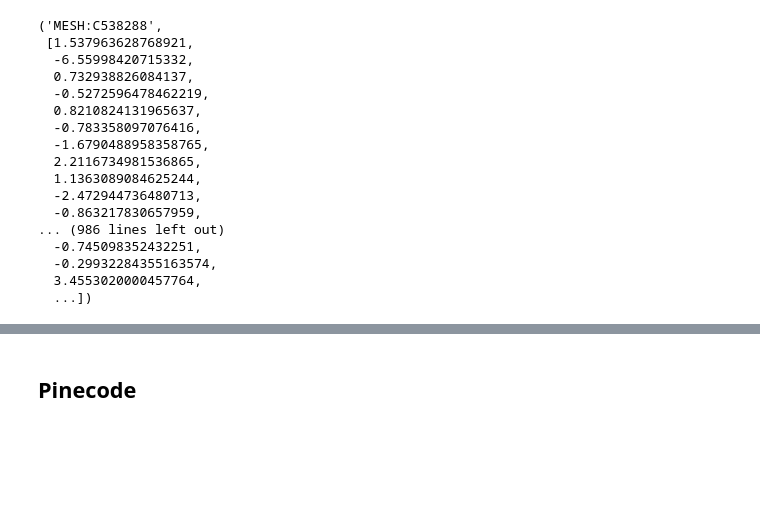
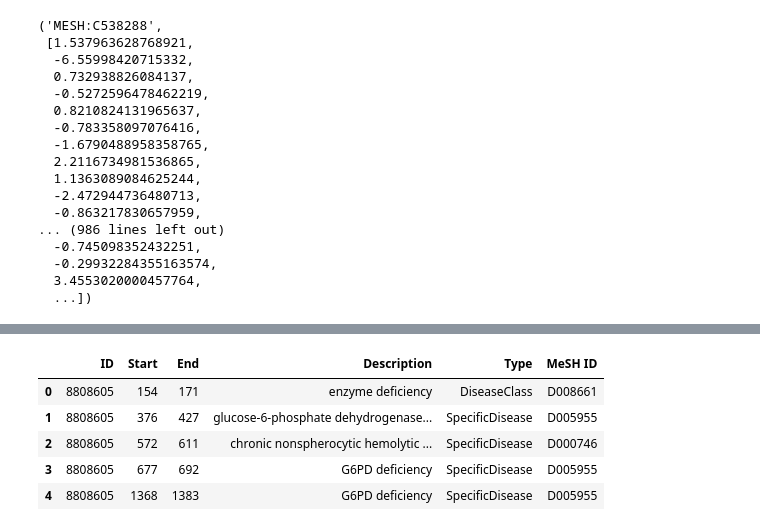
Before and after one commit to Yuliana7/biomedical-entity-linking, a Jupyter notebook: notebooks/data_processing.ipynb, the cells around one changed output, grey strips where cells are left out. Saved outputs shown, nothing was run; the diff lists cells and outputs as text; code cells hidden in the pictures; blank space fills up the shorter version.

```diff
--- a/notebooks/data_processing.ipynb
+++ b/notebooks/data_processing.ipynb
@@ -251 +302,10 @@ ncbi_dev_df.head()
+# %%
+annotations_df.head()
+# %% [output]
+|  | ID | Start | End | Description | Type | MeSH ID |
+| 0 | 8808605 | 154 | 171 | enzyme deficiency | DiseaseClass | D008661 |
+| 1 | 8808605 | 376 | 427 | glucose-6-phosphate dehydrogenase... | SpecificDisease | D005955 |
+| 2 | 8808605 | 572 | 611 | chronic nonspherocytic hemolytic ... | SpecificDisease | D000746 |
+| 3 | 8808605 | 677 | 692 | G6PD deficiency | SpecificDisease | D005955 |
+| 4 | 8808605 | 1368 | 1383 | G6PD deficiency | SpecificDisease | D005955 |
 # %%
@@ -253,2 +313,0 @@ ncbi_dev_df.to_csv('../data/processed/ncbi_dev.csv', index=False)
-# %% [markdown]
-## Pinecode
```
Also changed, not shown: parts of 50 cells of this notebook.
